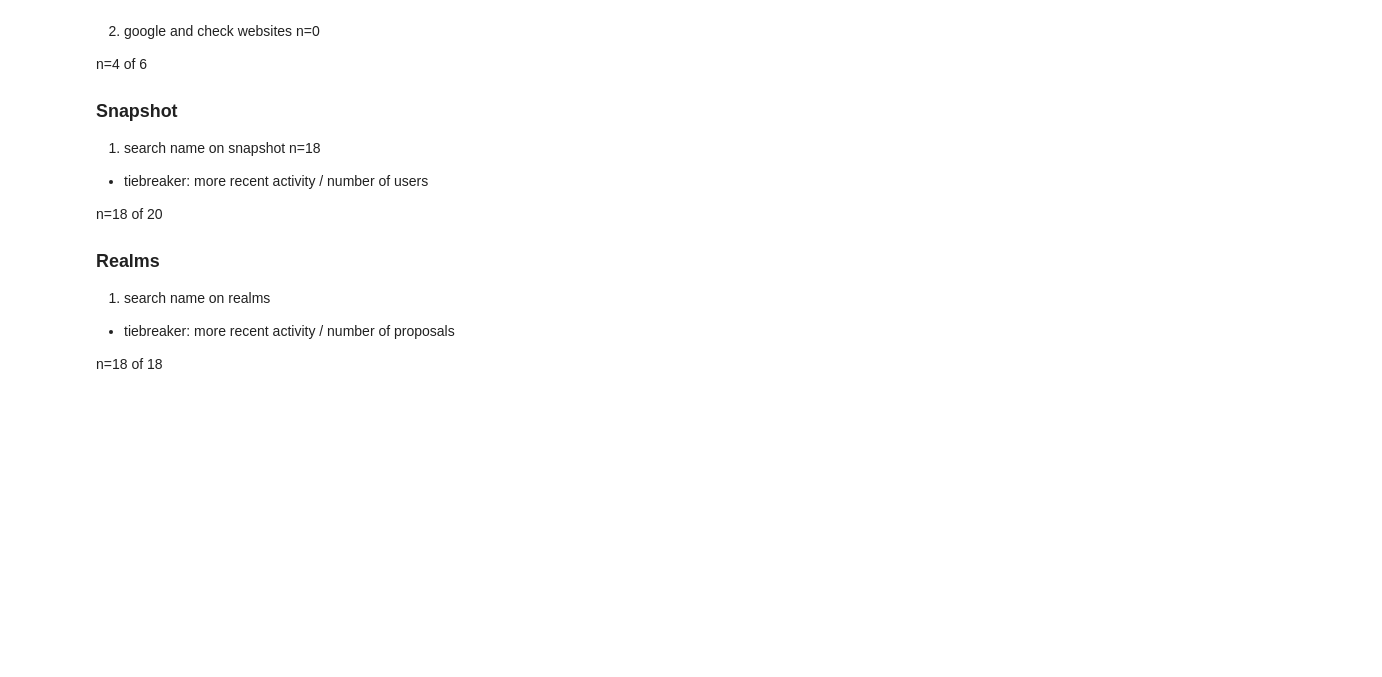
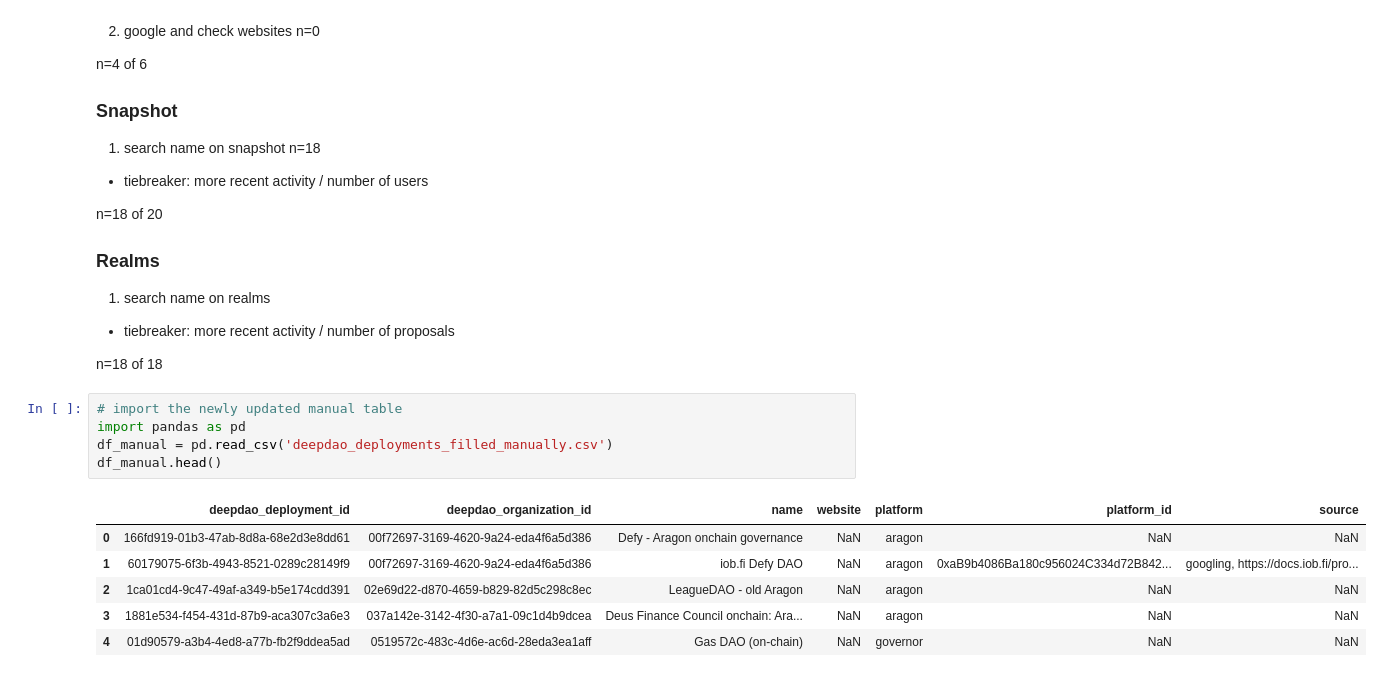
Before and after one commit to daviddavo/daos-verano, a Jupyter notebook: 001_get_organizations/01_deepdao_daos/prepare_for_merging_with_deployment_collection.ipynb, the cells around one changed output. Saved outputs shown, nothing was run; the diff lists cells and outputs as text; blank space fills up the shorter version.

Commit message:
chore: incorporate manual data from deepdao excel

```diff
--- a/001_get_organizations/01_deepdao_daos/prepare_for_merging_with_deployment_collection.ipynb
+++ b/001_get_organizations/01_deepdao_daos/prepare_for_merging_with_deployment_collection.ipynb
@@ -416,3 +416,15 @@ n=18 of 20
   - tiebreaker: more recent activity / number of proposals
 
 n=18 of 18
+# %%
+# import the newly updated manual table
+import pandas as pd
+df_manual = pd.read_csv('deepdao_deployments_filled_manually.csv')
+df_manual.head()
+# %% [output]
+|  | deepdao_deployment_id | deepdao_organization_id | name | website | platform | platform_id | source |
+| 0 | 166fd919-01b3-47ab-8d8a-68e2d3e8dd61 | 00f72697-3169-4620-9a24-eda4f6a5d386 | Defy - Aragon onchain governance | NaN | aragon | NaN | NaN |
+| 1 | 60179075-6f3b-4943-8521-0289c28149f9 | 00f72697-3169-4620-9a24-eda4f6a5d386 | iob.fi Defy DAO | NaN | aragon | 0xaB9b4086Ba180c956024C334d72B842... | googling, https://docs.iob.fi/pro... |
+| 2 | 1ca01cd4-9c47-49af-a349-b5e174cdd391 | 02e69d22-d870-4659-b829-82d5c298c8ec | LeagueDAO - old Aragon | NaN | aragon | NaN | NaN |
+| 3 | 1881e534-f454-431d-87b9-aca307c3a6e3 | 037a142e-3142-4f30-a7a1-09c1d4b9dcea | Deus Finance Council onchain: Ara... | NaN | aragon | NaN | NaN |
+| 4 | 01d90579-a3b4-4ed8-a77b-fb2f9ddea5ad | 0519572c-483c-4d6e-ac6d-28eda3ea1aff | Gas DAO (on-chain) | NaN | governor | NaN | NaN |
```
Also changed, not shown: parts of 9 cells of this notebook.
